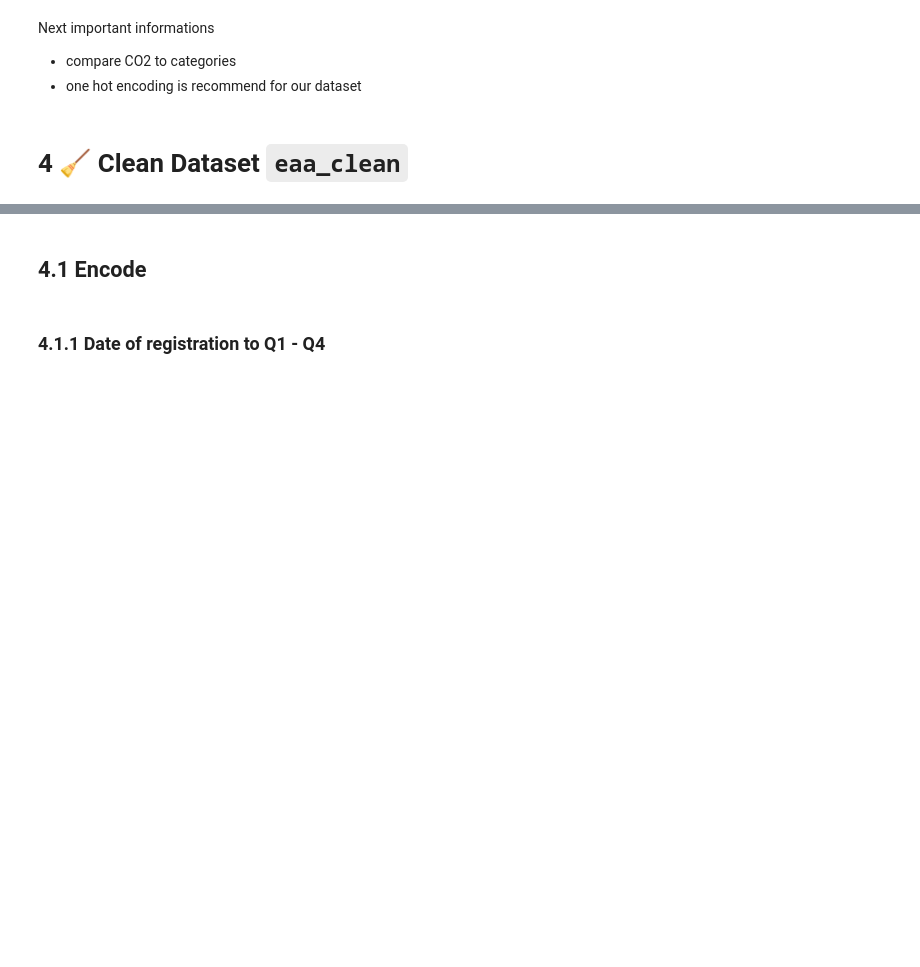
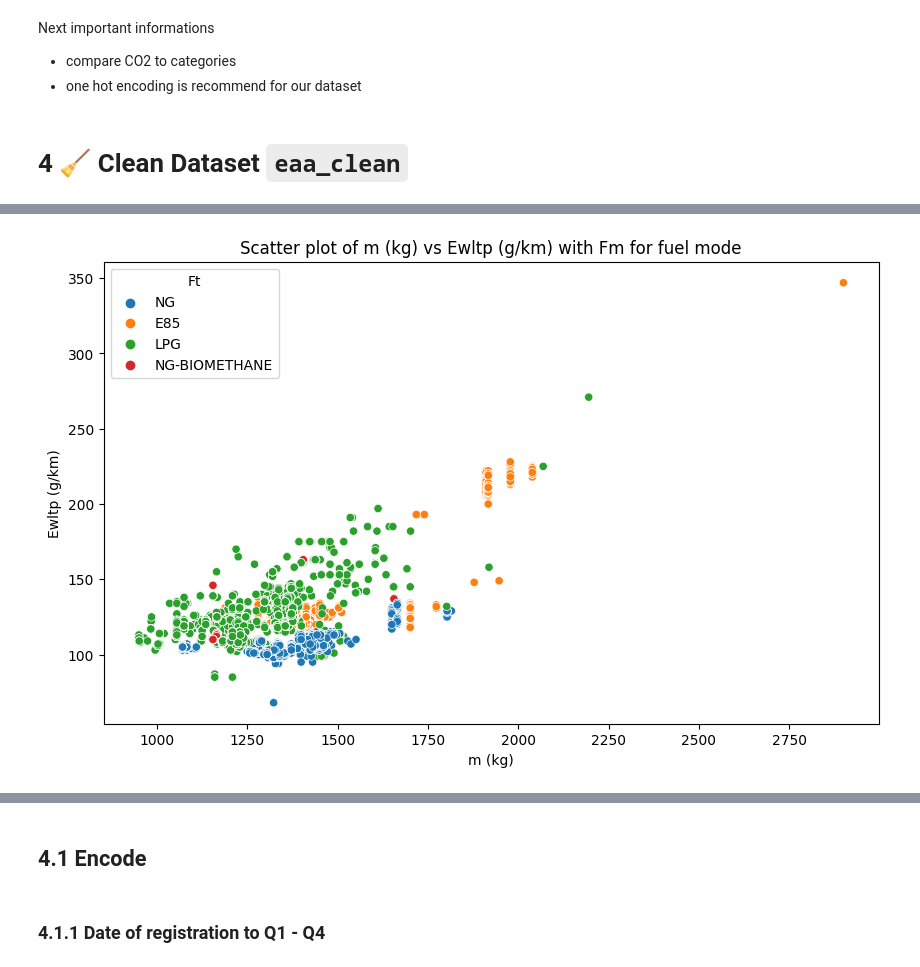
Before and after one commit to Slanz99/Proj_Co2_DS, a Jupyter notebook: CO2_Project_DataScientest.ipynb, the cells around one changed output, grey strips where cells are left out. Saved outputs shown, nothing was run; the diff lists cells and outputs as text; code cells hidden in the pictures; blank space fills up the shorter version.

```diff
--- a/CO2_Project_DataScientest.ipynb
+++ b/CO2_Project_DataScientest.ipynb
@@ -1528,0 +1554,11 @@ eaa_clean.describe()
+# %%
+fueltypes = ['LPG', 'E85', 'NG', 'NG-BIOMETHANE']
+
+eaa_clean_filtered = eaa_clean[eaa_clean['Ft'].isin(fueltypes)]
+# %%
+plt.figure(figsize=(10, 6))
+sns.scatterplot(x="m (kg)", y="Ewltp (g/km)", hue="Ft", data=eaa_clean_filtered)
+plt.title('Scatter plot of m (kg) vs Ewltp (g/km) with Fm for fuel mode')
+plt.show()
+# %% [output]
+[figure, added]
```
Also changed, not shown: parts of 28 cells of this notebook.
